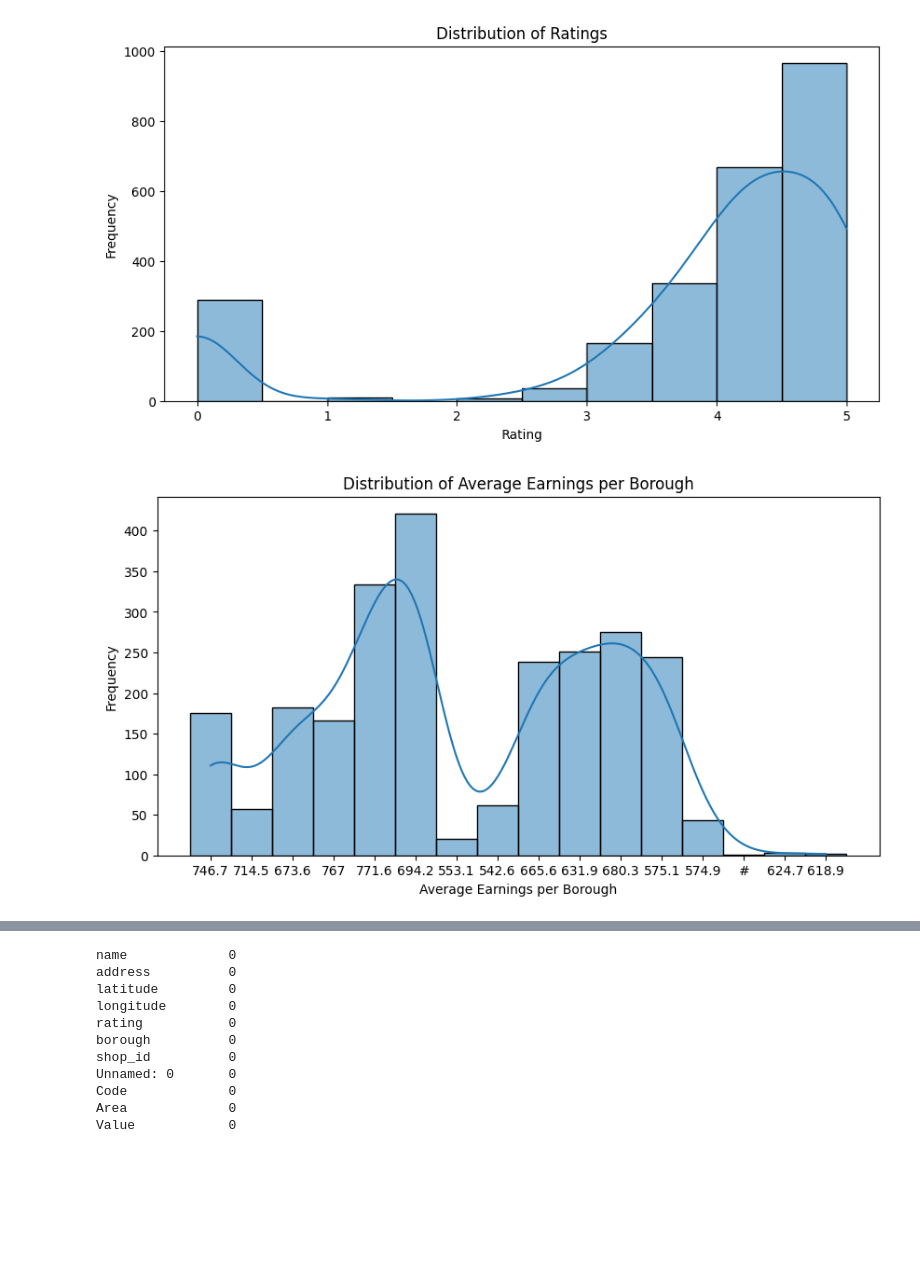
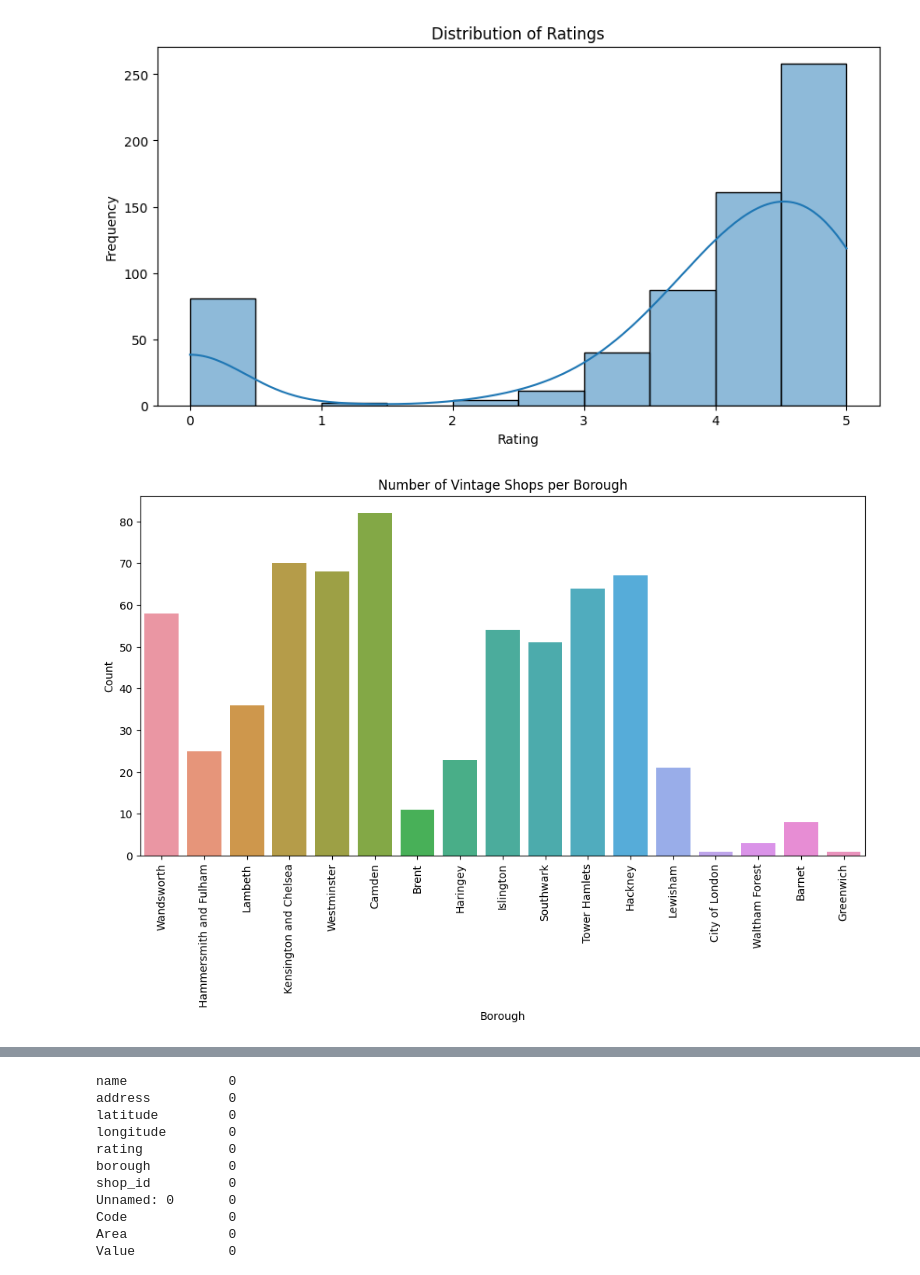
Before and after one commit to AndriiDS/londons_fashionable_finds, a Jupyter notebook: 03_Feature_Engineering/01_feature_engineering.ipynb, the cells around one changed output, grey strips where cells are left out. Drawn from its saved outputs; the diff is of its cells as text; code cells hidden in the pictures; blank space fills up the shorter version.

```diff
--- a/03_Feature_Engineering/01_feature_engineering.ipynb
+++ b/03_Feature_Engineering/01_feature_engineering.ipynb
@@ -9,4 +9,4 @@ print(os.getcwd())
 # %%
 os.chdir('/Users/andrii/Documents/londons_fashionable_finds')
 # %%
-vintage_shops = pd.read_csv('02_Data_preprocessing/merged_vintage_shops_data.csv')
+shops = pd.read_csv('02_Data_preprocessing/merged_shops_data.csv')
@@ -61,21 +54,22 @@ import seaborn as sns
 # %%
 # Distribution of ratings
 plt.figure(figsize=(10, 5))
-sns.histplot(data=vintage_shops, x='rating', bins=10, kde=True)
+sns.histplot(data=shops, x='rating', bins=10, kde=True)
 plt.title('Distribution of Ratings')
 plt.xlabel('Rating')
 plt.ylabel('Frequency')
 plt.show()
 # %% [output]
-[figure, old version]
+[figure, new version]
 # %%
-# Distribution of average earnings per borough
-plt.figure(figsize=(10, 5))
-sns.histplot(data=vintage_shops, x='Pay_2021', bins=10, kde=True)
-plt.title('Distribution of Average Earnings per Borough')
-plt.xlabel('Average Earnings per Borough')
-plt.ylabel('Frequency')
+# Number of vintage shops per borough:
+plt.figure(figsize=(12, 6))
+sns.countplot(data=shops, x='borough')
+plt.title('Number of Vintage Shops per Borough')
+plt.xlabel('Borough')
+plt.ylabel('Count')
+plt.xticks(rotation=90)
 plt.show()
 # %% [output]
-[figure, old version]
+[figure, new version]
 # %%
```
Also changed, not shown: parts of 28 cells of this notebook, 6 other files.
